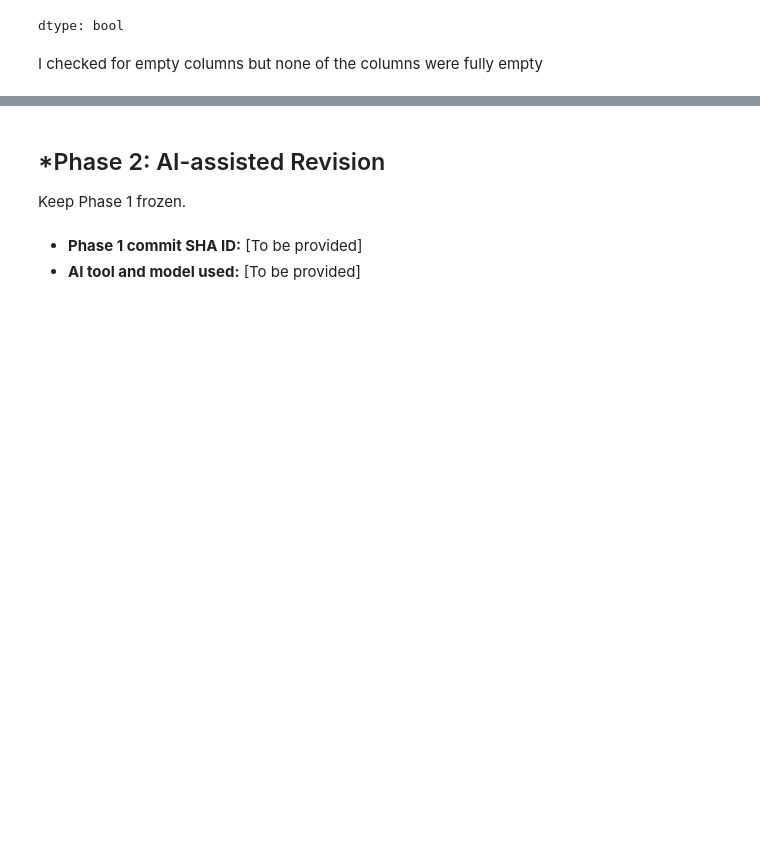
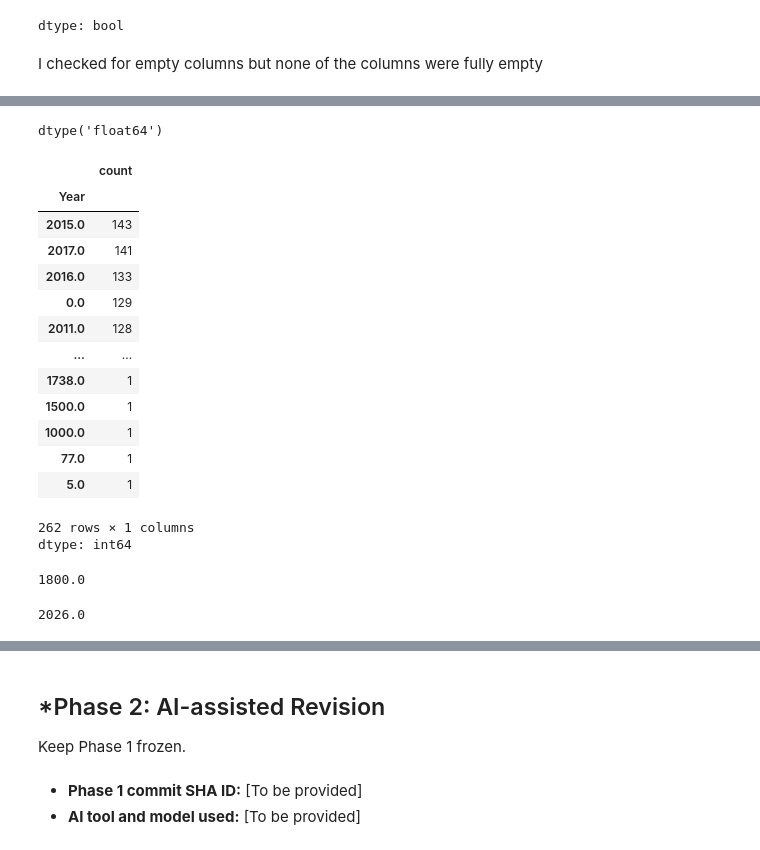
Before and after one commit to raffaellaalpaca-ai/A01-data-wrangling, a Jupyter notebook: notebook.ipynb, the cells around one changed output, grey strips where cells are left out. Cells and saved outputs as stored; diff of their text form; code cells hidden in the pictures; blank space fills up the shorter version.

```diff
--- a/notebook.ipynb
+++ b/notebook.ipynb
@@ -242,0 +254,23 @@ I checked for empty columns but none of the columns were fully empty
+# %%
+sharks['Year'].dtype
+# %% [output]
+dtype('float64')
+# %%
+#to see if any weird missing values
+sharks['Year'].value_counts(dropna=False)
+# %% [output]
+|  | count |
+| Year |  |
+| 2015.0 | 143 |
+| 2017.0 | 141 |
+| 2016.0 | 133 |
+| 0.0 | 129 |
+| 2011.0 | 128 |
+| ... | ... |
+| 1738.0 | 1 |
+| 1500.0 | 1 |
+| 1000.0 | 1 |
+| 77.0 | 1 |
+| 5.0 | 1 |
+262 rows × 1 columns
+dtype: int64
@@ -242,0 +280,9 @@ I checked for empty columns but none of the columns were fully empty
+# %%
+#checking range
+sharks['Year'].min()
+# %% [output]
+1800.0
+# %%
+sharks['Year'].max()
+# %% [output]
+2026.0
```
Also changed, not shown: parts of 3 cells of this notebook.
